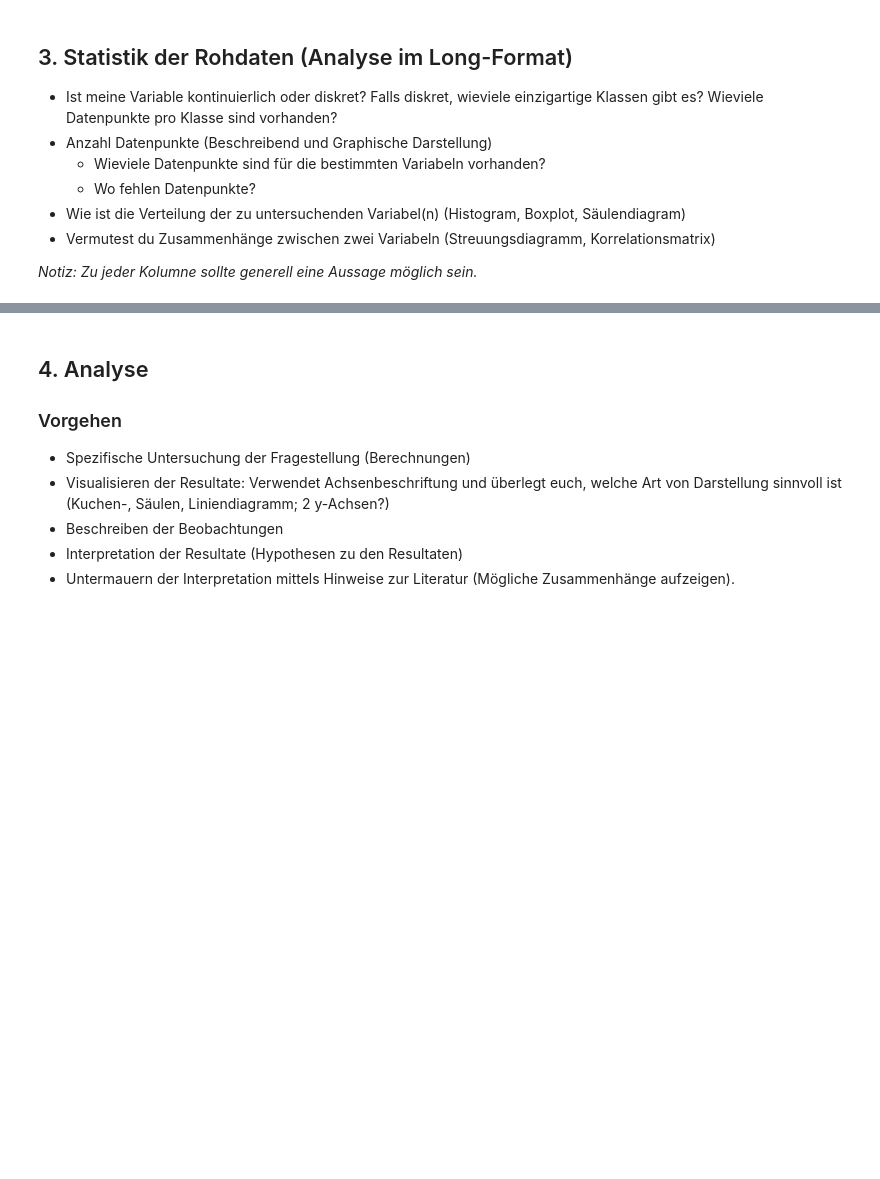
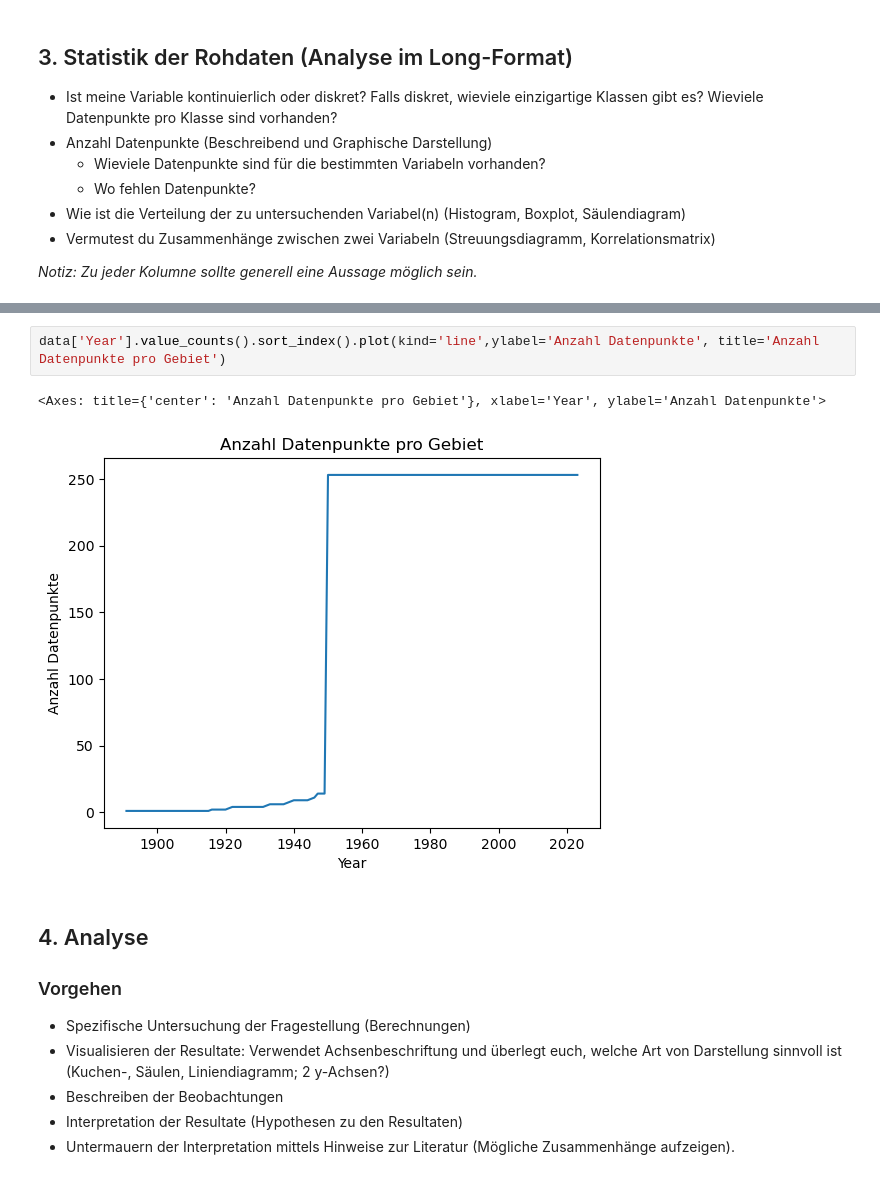
Before and after one commit to karin5905/Fertility-rate, a Jupyter notebook: Feritility-rate.ipynb, the cells around one changed output, grey strips where cells are left out. Saved outputs shown, nothing was run; the diff lists cells and outputs as text; blank space fills up the shorter version.

```diff
--- a/Feritility-rate.ipynb
+++ b/Feritility-rate.ipynb
@@ -84,3 +133,8 @@ dtype: object
+# %%
+data['Year'].value_counts().sort_index().plot(kind='line',ylabel='Anzahl Datenpunkte', title='Anzahl Datenpunkte pro Gebiet')
+# %% [output]
+<Axes: title={'center': 'Anzahl Datenpunkte pro Gebiet'}, xlabel='Year', ylabel='Anzahl Datenpunkte'>
+[figure, added]
 # %% [markdown]
 ## 4. Analyse
 
```
Also changed, not shown: parts of 7 cells of this notebook.
